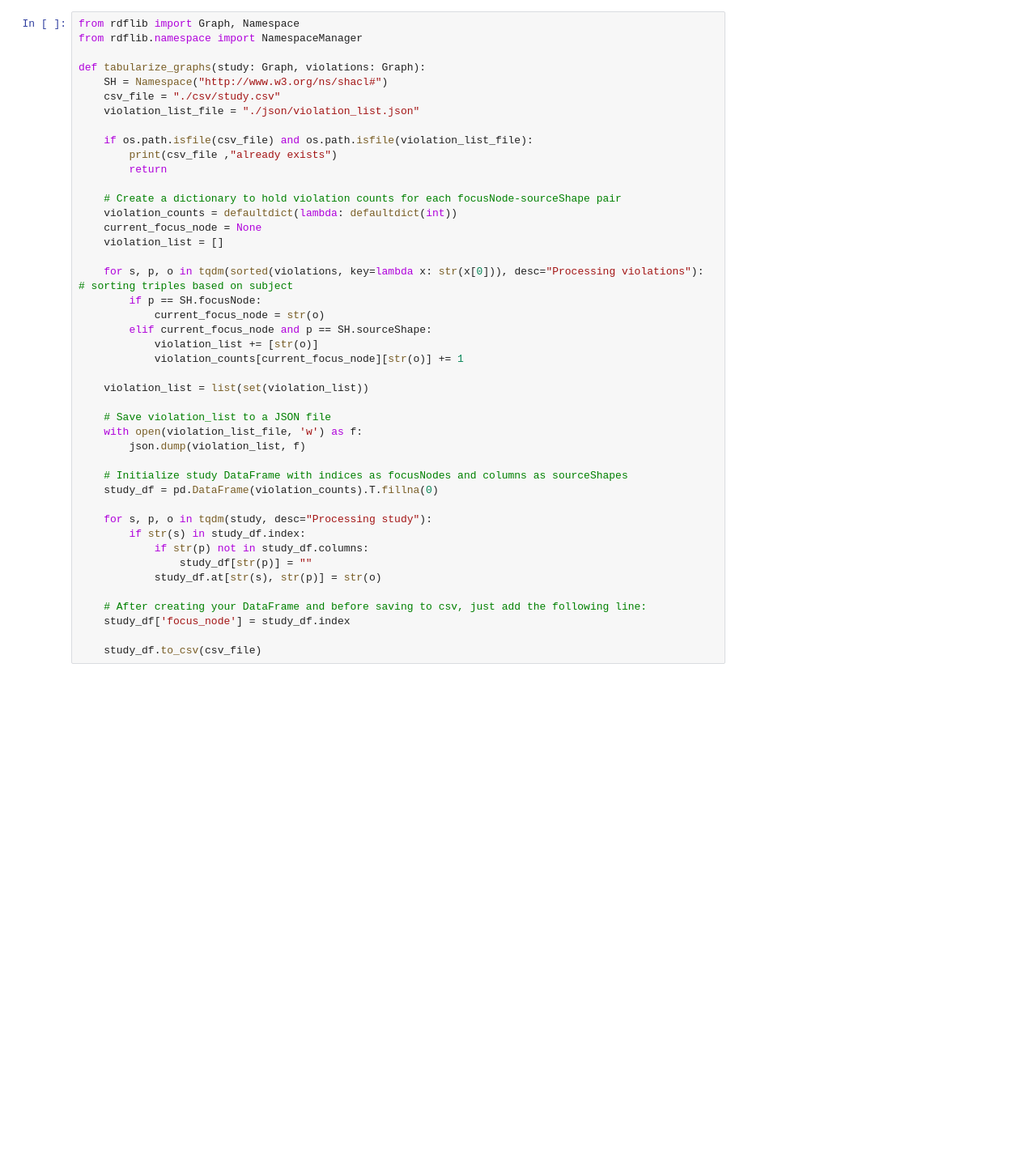
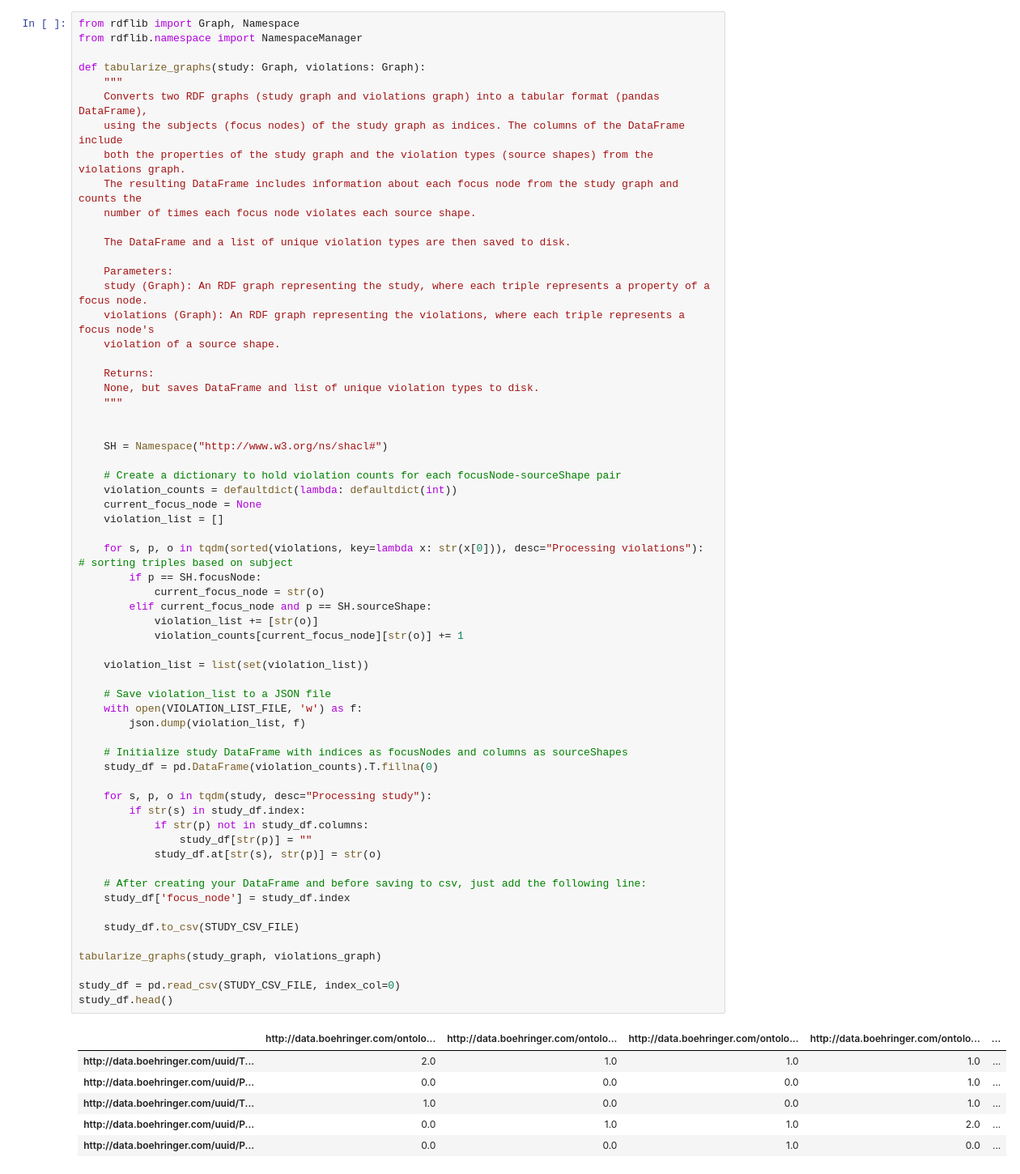
Before and after one commit to CursedSeraphim/bikg_app, a Jupyter notebook: bikg_app/preprocess.ipynb, the cells around one changed output. Shown: that part at 81% size. Cells and saved outputs as stored; diff of their text form; blank space fills up the shorter version.

```diff
--- a/bikg_app/preprocess.ipynb
+++ b/bikg_app/preprocess.ipynb
@@ -14,42 +28,67 @@ from rdflib import Graph, Namespace
 from rdflib.namespace import NamespaceManager
 
 def tabularize_graphs(study: Graph, violations: Graph):
+    """
+    Converts two RDF graphs (study graph and violations graph) into a tabular format (pandas DataFrame),
+    using the subjects (focus nodes) of the study graph as indices. The columns of the DataFrame include
+    both the properties of the study graph and the violation types (source shapes) from the violations graph.
+    The resulting DataFrame includes information about each focus node from the study graph and counts the
+    number of times each focus node violates each source shape.
+
+    The DataFrame and a list of unique violation types are then saved to disk.
+
+    Parameters:
+    study (Graph): An RDF graph representing the study, where each triple represents a property of a focus node.
+    violations (Graph): An RDF graph representing the violations, where each triple represents a focus node's
+    violation of a source shape.
+
+    Returns:
+    None, but saves DataFrame and list of unique violation types to disk.
+    """
+
+
     SH = Namespace("http://www.w3.org/ns/shacl#")
-    csv_file = "./csv/study.csv"
-    violation_list_file = "./json/violation_list.json"
-
-    if os.path.isfile(csv_file) and os.path.isfile(violation_list_file):
-        print(csv_file ,"already exists")
-        return
 
     # Create a dictionary to hold violation counts for each focusNode-sourceShape pair
     violation_counts = defaultdict(lambda: defaultdict(int))
     current_focus_node = None
     violation_list = []
 
     for s, p, o in tqdm(sorted(violations, key=lambda x: str(x[0])), desc="Processing violations"):  # sorting triples based on subject
         if p == SH.focusNode:
             current_focus_node = str(o)
         elif current_focus_node and p == SH.sourceShape:
             violation_list += [str(o)]
             violation_counts[current_focus_node][str(o)] += 1
 
     violation_list = list(set(violation_list))
 
     # Save violation_list to a JSON file
-    with open(violation_list_file, 'w') as f:
+    with open(VIOLATION_LIST_FILE, 'w') as f:
         json.dump(violation_list, f)
 
     # Initialize study DataFrame with indices as focusNodes and columns as sourceShapes
     study_df = pd.DataFrame(violation_counts).T.fillna(0)
 
     for s, p, o in tqdm(study, desc="Processing study"):
         if str(s) in study_df.index:
             if str(p) not in study_df.columns:
                 study_df[str(p)] = ""
             study_df.at[str(s), str(p)] = str(o)
 
     # After creating your DataFrame and before saving to csv, just add the following line:
     study_df['focus_node'] = study_df.index
 
-    study_df.to_csv(csv_file)
+    study_df.to_csv(STUDY_CSV_FILE)
+
+tabularize_graphs(study_graph, violations_graph)
+
+study_df = pd.read_csv(STUDY_CSV_FILE, index_col=0)
+study_df.head()
+# %% [output]
+|  | http://data.boehringer.com/ontolo... | http://data.boehringer.com/ontolo... | http://data.boehringer.com/ontolo... | http://data.boehringer.com/ontolo... | ... |
+| http://data.boehringer.com/uuid/T... | 2.0 | 1.0 | 1.0 | 1.0 | ... |
+| http://data.boehringer.com/uuid/P... | 0.0 | 0.0 | 0.0 | 1.0 | ... |
+| http://data.boehringer.com/uuid/T... | 1.0 | 0.0 | 0.0 | 1.0 | ... |
+| http://data.boehringer.com/uuid/P... | 0.0 | 1.0 | 1.0 | 2.0 | ... |
+| http://data.boehringer.com/uuid/P... | 0.0 | 0.0 | 1.0 | 0.0 | ... |
```
Also changed, not shown: parts of 11 cells of this notebook.
